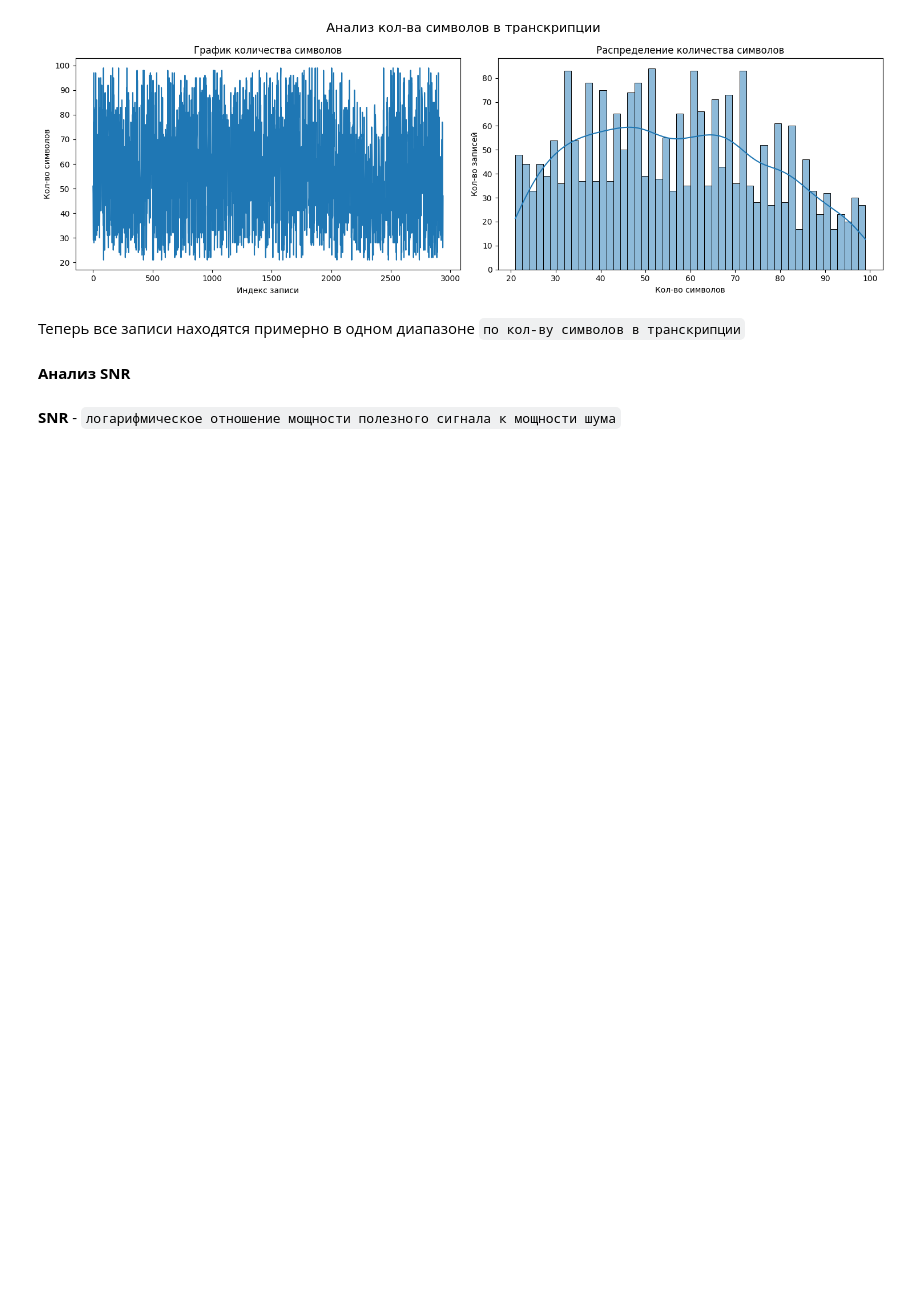
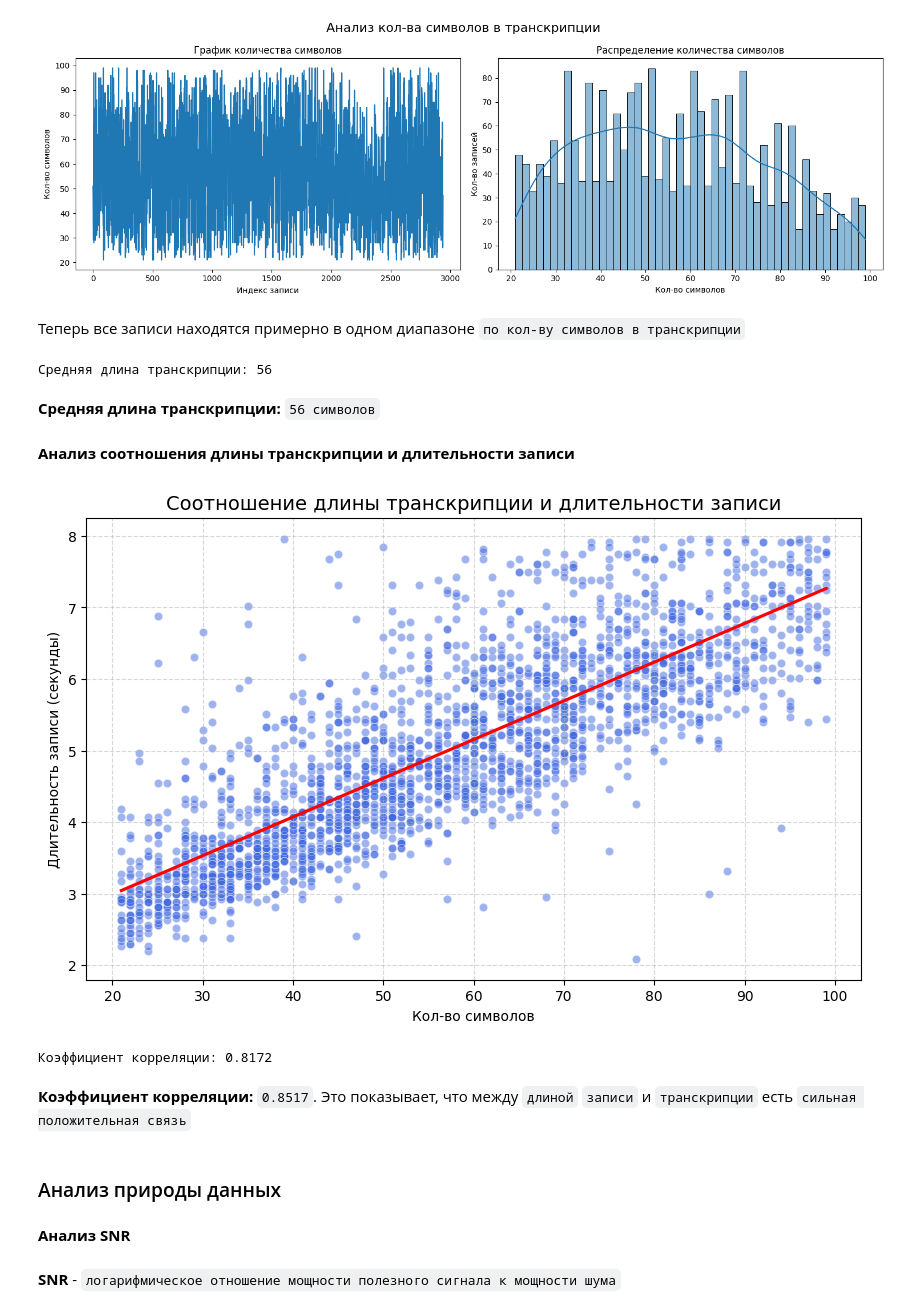
Before and after one commit to Rainfue/Speech-synthesis, a Jupyter notebook: Module1/Module1.ipynb, the cells around one changed output. Drawn from its saved outputs; the diff is of its cells as text; code cells hidden in the pictures; blank space fills up the shorter version.

```diff
--- a/Module1/Module1.ipynb
+++ b/Module1/Module1.ipynb
@@ -267,6 +290,43 @@ wave_hist_plot('Анализ кол-ва символов в транскрип
 [figure]
 # %% [markdown]
 Теперь все записи находятся примерно в одном диапазоне `по кол-ву символов в транскрипции`
+# %%
+print(f"Средняя длина транскрипции: {df['text_length'].mean():.0f}")
+# %% [output]
+Средняя длина транскрипции: 56
+# %% [markdown]
+**Средняя длина транскрипции:** `56 символов`
+# %% [markdown]
+**Анализ соотношения длины транскрипции и длительности записи**
+# %%
+# получаем длины транскрипций и записей
+tr_lengths = df['sentence'].apply(len)
+durations = df['record_duration']
+
+# создаем фигуру
+plt.figure(figsize=(10,6))
+sns.scatterplot(x=tr_lengths, y=durations, alpha=.5, color='royalblue')     # создаем диаграмму рассеивания
+
+# добавляем линию тренда
+sns.regplot(x=tr_lengths, y=durations, scatter=False, color='red', ci=None)
+
+# настраиваем сам график
+plt.title('Соотношение длины транскрипции и длительности записи', fontsize=14)
+plt.xlabel('Кол-во символов')
+plt.ylabel('Длительность записи (секунды)')
+plt.grid(True, linestyle='--', alpha=.5)
+# выводим график
+plt.show()
+
+# высчитываем саму корреляцию
+print(f'Коэффициент корреляции: {np.corrcoef(tr_lengths, durations)[0,1]:.4f}')
+# %% [output]
+[figure, added]
+Коэффициент корреляции: 0.8172
+# %% [markdown]
+**Коэффициент корреляции:** `0.8517`. Это показывает, что между `длиной` `записи` и `транскрипции` есть `сильная положительная связь`
+# %% [markdown]
+### Анализ природы данных
 # %% [markdown]
 **Анализ SNR**
 # %% [markdown]
```
Also changed, not shown: parts of 53 cells of this notebook.
